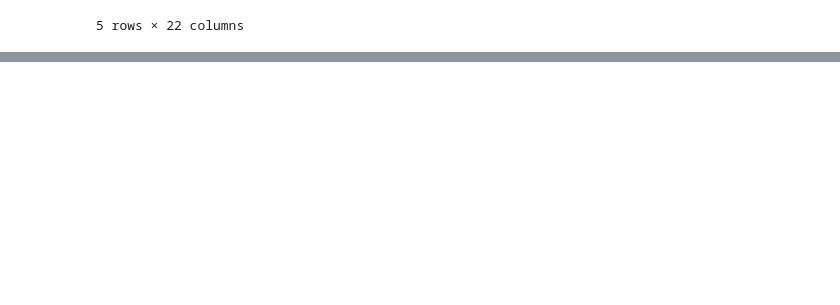
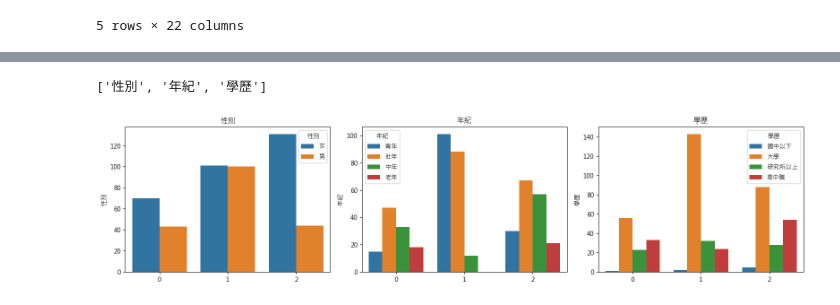
Before and after one commit to JackHuang0125/WHAT_I_DID, a Jupyter notebook: 0 2025資料科學漫步/1_資料科學漫步.ipynb, the cells around one changed output, grey strips where cells are left out. Cells and saved outputs as stored; diff of their text form; code cells hidden in the pictures; blank space fills up the shorter version.

```diff
--- a/0 2025資料科學漫步/1_資料科學漫步.ipynb
+++ b/0 2025資料科學漫步/1_資料科學漫步.ipynb
@@ -1322,0 +1364,20 @@ for col in cat_cols:
+# %%
+fig, axes = plt.subplots(1, 4, figsize=(16, 4))  # 2 排 4 欄
+axes = axes.flatten()  # 攤平成一維陣列，方便迴圈
+
+for i, col in enumerate(cont_cols[:4]):
+    sns.boxplot(data=resist1, x="seg", y=col, ax=axes[i])
+    axes[i].set_title(col)
+    axes[i].set_xlabel("")
+    axes[i].set_ylabel(col)
+plt.tight_layout()
+plt.show()
+
+fig, axes = plt.subplots(1, 2, figsize=(8, 4))
+for i, col in enumerate(cont_cols[4:6]):
+    sns.boxplot(data=resist1, x="seg", y=col, ax=axes[i])
+    axes[i].set_title(col)
+    axes[i].set_xlabel("")
+    axes[i].set_ylabel(col)
+plt.tight_layout()
+plt.show()
@@ -1322,0 +1387,17 @@ for col in cat_cols:
+# %%
+cat_cols
+# %% [output]
+['性別', '年紀', '學歷']
+# %%
+fig, axes = plt.subplots(1, 3, figsize=(16, 4))  # 2 排 4 欄
+axes = axes.flatten()  # 攤平成一維陣列，方便迴圈
+
+for i, col in enumerate(cat_cols):
+    sns.countplot(data=resist1, x="seg", hue=col, ax=axes[i])
+    axes[i].set_title(col)
+    axes[i].set_xlabel("")
+    axes[i].set_ylabel(col)
+plt.tight_layout()
+plt.show()
+# %% [output]
+[figure, added]
```
Also changed, not shown: parts of 10 cells of this notebook.
